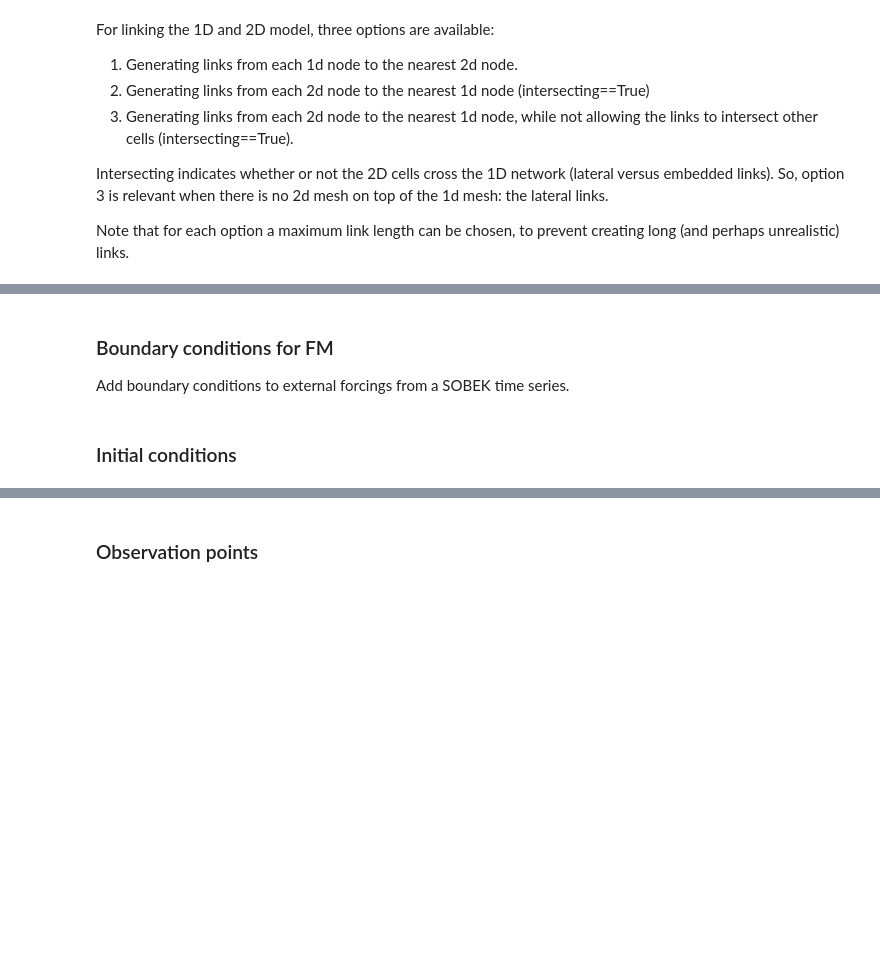
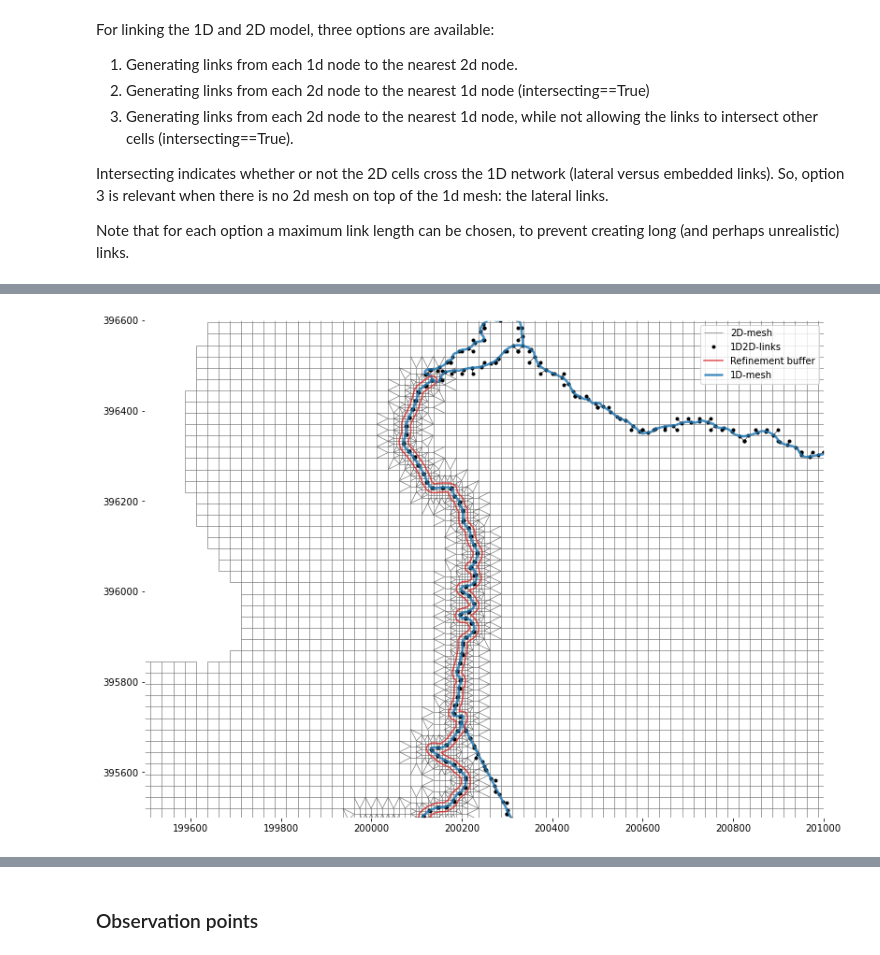
Before and after one commit to openearth/delft3dfmpy, a Jupyter notebook: notebooks/Usage_introduction_FM_only.ipynb, the cells around one changed output, grey strips where cells are left out. Saved outputs shown, nothing was run; the diff lists cells and outputs as text; code cells hidden in the pictures; blank space fills up the shorter version.

```diff
--- a/notebooks/Usage_introduction_FM_only.ipynb
+++ b/notebooks/Usage_introduction_FM_only.ipynb
@@ -336,0 +321,6 @@ dfmmodel.network.add_mesh2d(mesh)
+# %%
+# Set a default cross section
+default = dfmmodel.crosssections.add_rectangle_definition(
+    height=5.0, width=5.0, closed=False, roughnesstype='Strickler', roughnessvalue=30, name='default')
+dfmmodel.crosssections.set_default_definition(definition=default, shift=18.0)
+dfmmodel.crosssections.set_default_locations(missing_after_interpolation)
@@ -336,0 +331,3 @@ dfmmodel.network.add_mesh2d(mesh)
+# %%
+dfmmodel.external_forcings.io.from_hydamo(hydamo.boundary_conditions)
+dfmmodel.external_forcings.add_boundary_condition('RVW_01', (197464.,392130.),  'discharge', 2.0)
@@ -336,0 +364,27 @@ dfmmodel.network.add_mesh2d(mesh)
+# %%
+# Create mesh object
+mesh = Rectangular()
+cellsize = 25
+
+# Generate mesh within model bounds
+if float('.'.join(python_version().split('.')[0:2])) >= 3.8:
+    os.add_dll_directory(dll_path)
+
+buffer = hydamo.branches.geometry.unary_union.buffer(500.)
+mesh.generate_within_polygon(buffer, cellsize=cellsize, rotation=0)
+
+# Refine the model (2 steps) along the main branch. To do so we generate a buffer around the main branch.
+buffered_branch = hydamo.branches.loc[['W_242223_0', 'W_242224_0'], 'geometry'].unary_union.buffer(10)
+
+# optional: only possible with dflowfm.exe
+mesh.refine(polygon=[buffered_branch], level=[2], cellsize=cellsize, dflowfm_path=dflowfm_path)
+
+# Determine the altitude from a digital elevation model
+rasterpath = '../data/rasters/AHN25.tif'
+mesh.altitude_from_raster(rasterpath)
+
+# The full DEM is not added to this notebook. Instead a constant bed level is used
+# mesh.altitude_constant(20.0)
+
+# Add to schematisation
+dfmmodel.network.add_mesh2d(mesh)
@@ -364,24 +429,22 @@ dfmmodel.network.links1d2d.generate_1d_to_2d(max_distance=50)
 # %%
 fig, ax = plt.subplots(figsize=(13, 10))
 ax.set_aspect(1.0)
 
 segments = dfmmodel.network.mesh2d.get_segments()
 ax.add_collection(LineCollection(segments, color='0.3', linewidths=0.5, label='2D-mesh'))
 
 links = dfmmodel.network.links1d2d.get_1d2dlinks()
 ax.add_collection(LineCollection(links, color='k', linewidths=0.5))
 ax.plot(links[:, :, 0].ravel(), links[:, :, 1].ravel(), color='k', marker='.', ls='', label='1D2D-links')
 
 for i, p in enumerate([buffered_branch]):
     ax.plot(*p.exterior.xy, color='C3', lw=1.5, zorder=10, alpha=0.8, label='Refinement buffer' if i==0 else None)
 
 hydamo.branches.plot(ax=ax, color='C0', lw=2.5, alpha=0.8, label='1D-mesh')
 
 ax.legend()
 
-ax.set_xlim(140900, 141300)
-ax.set_ylim(393400, 393750);
+ax.set_xlim(199500, 201000)
+ax.set_ylim(395500, 396600);
+# %% [output]
+[figure, added]
-# %% [markdown]
-### Boundary conditions for FM
-
-Add boundary conditions to external forcings from a SOBEK time series.
@@ -425,2 +450,0 @@ ax.legend();
-# %% [markdown]
-### Initial conditions
```
Also changed, not shown: parts of 91 cells of this notebook, 13 other files.
